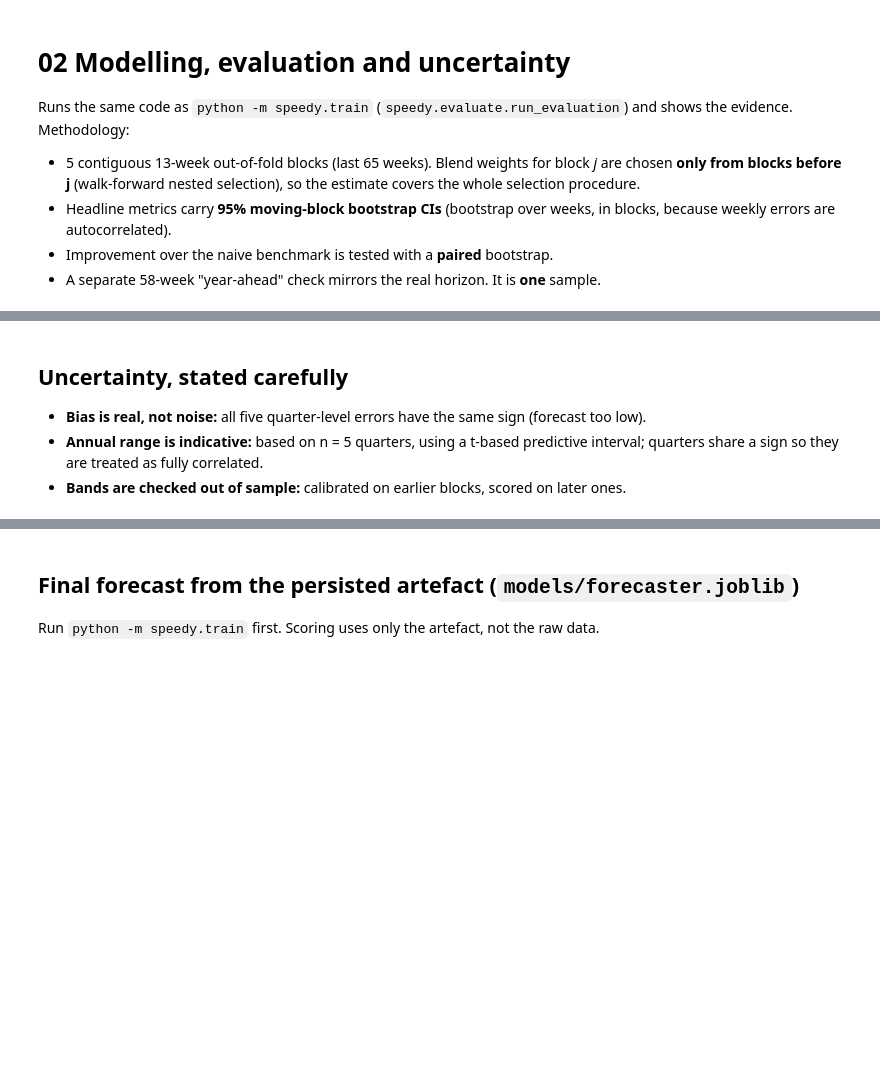
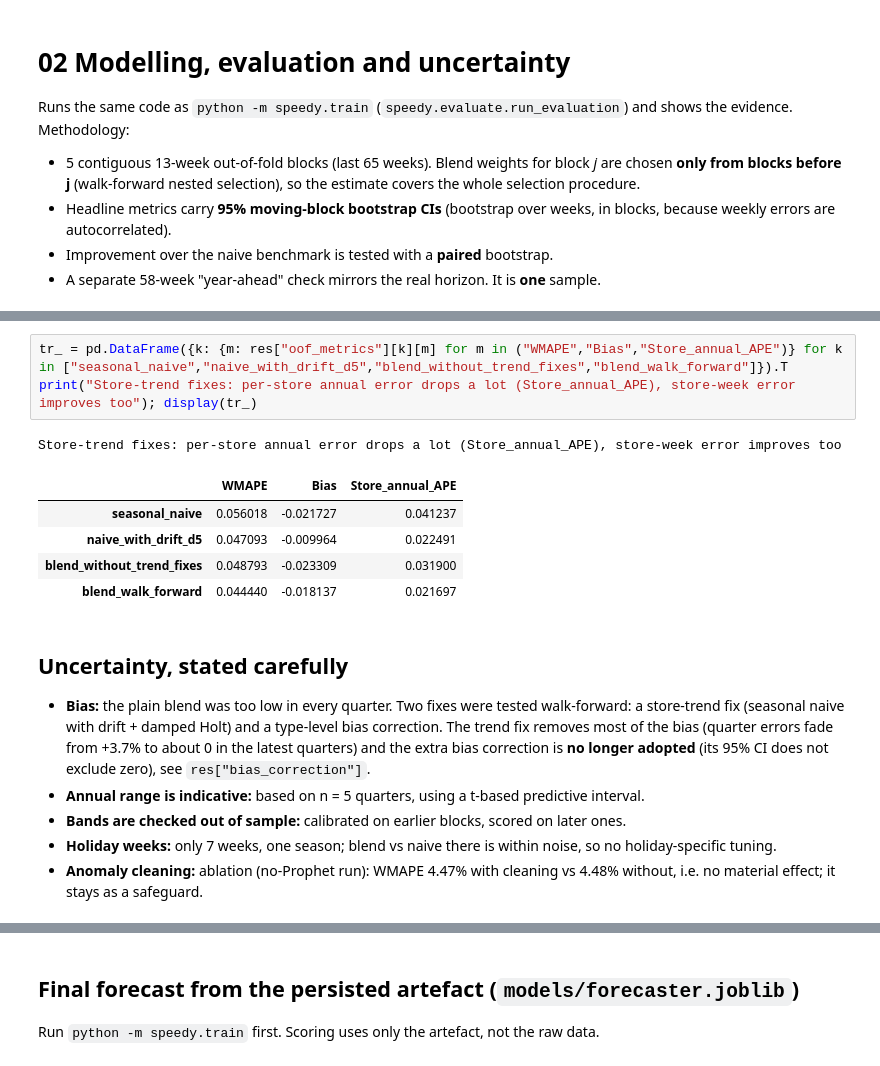
Before and after one commit to orangegreen212/speedy_forecasting, a Jupyter notebook: notebooks/02_modelling.ipynb, the cells around one changed output, grey strips where cells are left out. Drawn from its saved outputs; the diff is of its cells as text; blank space fills up the shorter version.

```diff
--- a/notebooks/02_modelling.ipynb
+++ b/notebooks/02_modelling.ipynb
@@ -44,8 +48,20 @@ production config: [10.0, 4, 2, 4]
+# %%
+tr_ = pd.DataFrame({k: {m: res["oof_metrics"][k][m] for m in ("WMAPE","Bias","Store_annual_APE")} for k in ["seasonal_naive","naive_with_drift_d5","blend_without_trend_fixes","blend_walk_forward"]}).T
+print("Store-trend fixes: per-store annual error drops a lot (Store_annual_APE), store-week error improves too"); display(tr_)
+# %% [output]
+Store-trend fixes: per-store annual error drops a lot (Store_annual_APE), store-week error improves too
+|  | WMAPE | Bias | Store_annual_APE |
+| seasonal_naive | 0.056018 | -0.021727 | 0.041237 |
+| naive_with_drift_d5 | 0.047093 | -0.009964 | 0.022491 |
+| blend_without_trend_fixes | 0.048793 | -0.023309 | 0.031900 |
+| blend_walk_forward | 0.044440 | -0.018137 | 0.021697 |
 # %% [markdown]
 ## Uncertainty, stated carefully
-* **Bias is real, not noise:** all five quarter-level errors have the same sign (forecast too low).
-* **Annual range is indicative:** based on n = 5 quarters, using a t-based predictive interval; quarters share a sign so they are treated as fully correlated.
+* **Bias:** the plain blend was too low in every quarter. Two fixes were tested walk-forward: a store-trend fix (seasonal naive with drift + damped Holt) and a type-level bias correction. The trend fix removes most of the bias (quarter errors fade from +3.7% to about 0 in the latest quarters) and the extra bias correction is **no longer adopted** (its 95% CI does not exclude zero), see `res["bias_correction"]`.
+* **Annual range is indicative:** based on n = 5 quarters, using a t-based predictive interval.
 * **Bands are checked out of sample:** calibrated on earlier blocks, scored on later ones.
+* **Holiday weeks:** only 7 weeks, one season; blend vs naive there is within noise, so no holiday-specific tuning.
+* **Anomaly cleaning:** ablation (no-Prophet run): WMAPE 4.47% with cleaning vs 4.48% without, i.e. no material effect; it stays as a safeguard.
 # %%
 q = np.array(res["quarter_total_error"]); print("quarter total error actual/forecast-1:", np.round(q,4), "| mean", q.mean().round(4))
 print("annual planning range actual/forecast-1 (80%, indicative):", np.round(res["annual_planning_range"],4))
```
Also changed, not shown: parts of 8 cells of this notebook, 15 other files.
